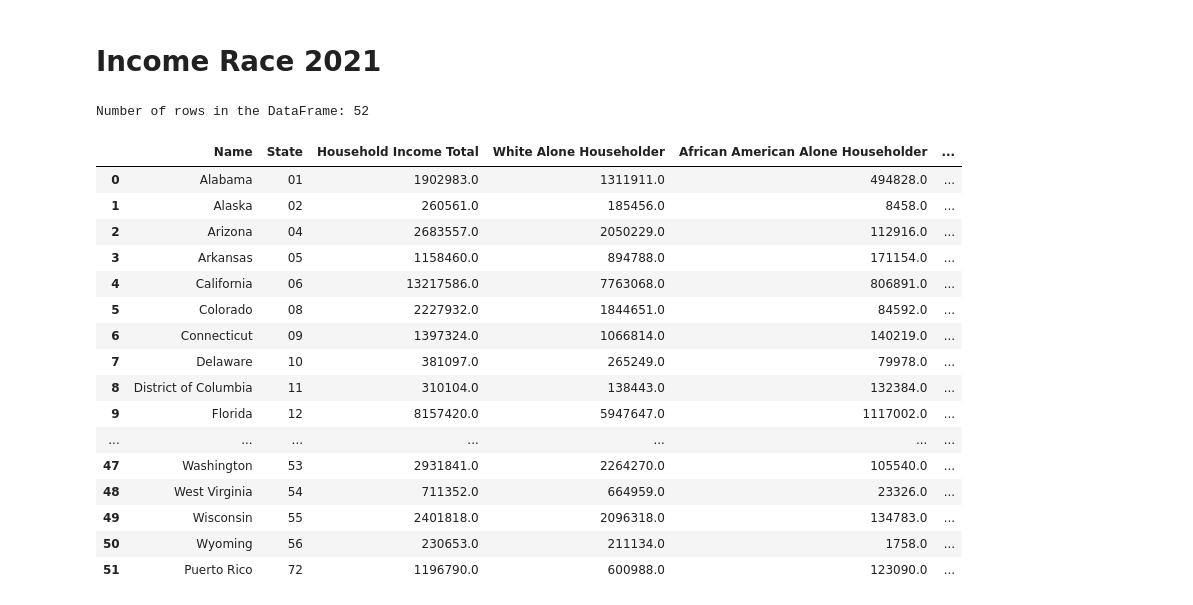
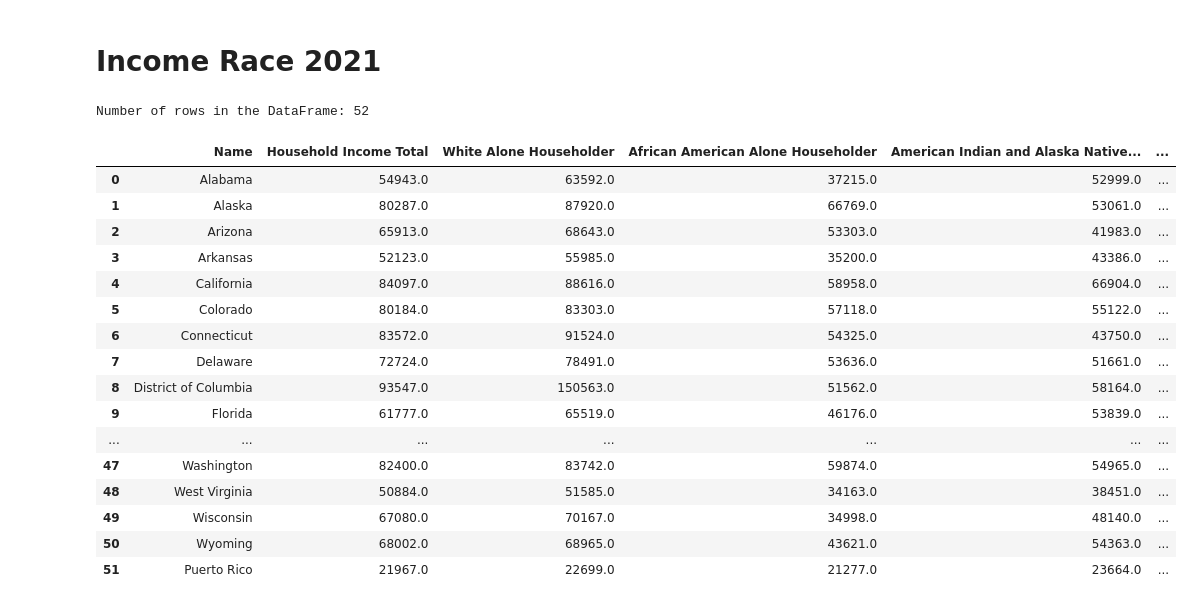
Before and after one commit to aalafa/group-project-1, a Jupyter notebook: Housing and Income Data/Income_Race_2021.ipynb, the cells around one changed output. Drawn from its saved outputs; the diff is of its cells as text; code cells hidden in the pictures.

```diff
--- a/Housing and Income Data/Income_Race_2021.ipynb
+++ b/Housing and Income Data/Income_Race_2021.ipynb
@@ -20,74 +20,74 @@ c = Census(
 census_data = c.acs5.get(
     (
         "NAME",
-        "B19001_001E",
-        "B19001A_001E",
-        "B19001B_001E",
-        "B19001C_001E",
-        "B19001D_001E",
-        "B19001E_001E",
-        "B19001F_001E",
-        "B19001G_001E",
-        "B19001I_001E"
+        "B19013_001E",
+        "B19013A_001E",
+        "B19013B_001E",
+        "B19013C_001E",
+        "B19013D_001E",
+        "B19013E_001E",
+        "B19013F_001E",
+        "B19013G_001E",
+        "B19013I_001E"
     ),
     {'for': 'state:*'}
 )
 
 # Convert to DataFrame
-census_pd = pd.DataFrame(census_data)
+income_race_2021 = pd.DataFrame(census_data)
 
 # Column renaming
-census_pd = census_pd.rename(
+income_race_2021 = income_race_2021.rename(
     columns = {
-        "B19001_001E": "Household Income Total",
-        "B19001A_001E": "White Alone Householder",
-        "B19001B_001E": "African American Alone Householder",
-        "B19001C_001E": "American Indian and Alaska Native Alone Householder",
-        "B19001D_001E": "Asian Alone Householder",
-        "B19001E_001E": "Native Hawaiian and Other Pacific Isalnder Alone Householder",
-        "B19001F_001E": "Some Other Race Alone Householder",
-        "B19001G_001E": "Two or more Races Householder",
-        "B19001I_001E": "Hispanic or Latino Householder",
+        "B19013_001E": "Household Income Total",
+        "B19013A_001E": "White Alone Householder",
+        "B19013B_001E": "African American Alone Householder",
+        "B19013C_001E": "American Indian and Alaska Native Alone Householder",
+        "B19013D_001E": "Asian Alone Householder",
+        "B19013E_001E": "Native Hawaiian and Other Pacific Isalnder Alone Householder",
+        "B19013F_001E": "Some Other Race Alone Householder",
+        "B19013G_001E": "Two or more Races Householder",
+        "B19013I_001E": "Hispanic or Latino Householder",
         "NAME": "Name"
     }
 )
 
 
 # Configure the final DataFrame
-census_pd = census_pd[
+income_race_2021 = income_race_2021[
     [
         "Name",
         "Household Income Total",
         "White Alone Householder",
         "African American Alone Householder",
         "American Indian and Alaska Native Alone Householder",
         "Asian Alone Householder",
         "Native Hawaiian and Other Pacific Isalnder Alone Householder",
         "Some Other Race Alone Householder",
         "Two or more Races Householder",
         "Hispanic or Latino Householder"
     ]
 ]
 
 # Display DataFrame length and sample data
-print(f"Number of rows in the DataFrame: {len(census_pd)}")
-census_pd
+print(f"Number of rows in the DataFrame: {len(income_race_2021)}")
+income_race_2021
 # %% [output]
 Number of rows in the DataFrame: 52
-|  | Name | State | Household Income Total | White Alone Householder | African American Alone Householder | ... |
-| 0 | Alabama | 01 | 1902983.0 | 1311911.0 | 494828.0 | ... |
-| 1 | Alaska | 02 | 260561.0 | 185456.0 | 8458.0 | ... |
-| 2 | Arizona | 04 | 2683557.0 | 2050229.0 | 112916.0 | ... |
-| 3 | Arkansas | 05 | 1158460.0 | 894788.0 | 171154.0 | ... |
-| 4 | California | 06 | 13217586.0 | 7763068.0 | 806891.0 | ... |
-| 5 | Colorado | 08 | 2227932.0 | 1844651.0 | 84592.0 | ... |
-| 6 | Connecticut | 09 | 1397324.0 | 1066814.0 | 140219.0 | ... |
-| 7 | Delaware | 10 | 381097.0 | 265249.0 | 79978.0 | ... |
-| 8 | District of Columbia | 11 | 310104.0 | 138443.0 | 132384.0 | ... |
-| 9 | Florida | 12 | 8157420.0 | 5947647.0 | 1117002.0 | ... |
+|  | Name | Household Income Total | White Alone Householder | African American Alone Householder | American Indian and Alaska Native... | ... |
+| 0 | Alabama | 54943.0 | 63592.0 | 37215.0 | 52999.0 | ... |
+| 1 | Alaska | 80287.0 | 87920.0 | 66769.0 | 53061.0 | ... |
+| 2 | Arizona | 65913.0 | 68643.0 | 53303.0 | 41983.0 | ... |
+| 3 | Arkansas | 52123.0 | 55985.0 | 35200.0 | 43386.0 | ... |
+| 4 | California | 84097.0 | 88616.0 | 58958.0 | 66904.0 | ... |
+| 5 | Colorado | 80184.0 | 83303.0 | 57118.0 | 55122.0 | ... |
+| 6 | Connecticut | 83572.0 | 91524.0 | 54325.0 | 43750.0 | ... |
+| 7 | Delaware | 72724.0 | 78491.0 | 53636.0 | 51661.0 | ... |
+| 8 | District of Columbia | 93547.0 | 150563.0 | 51562.0 | 58164.0 | ... |
+| 9 | Florida | 61777.0 | 65519.0 | 46176.0 | 53839.0 | ... |
 | ... | ... | ... | ... | ... | ... | ... |
-| 47 | Washington | 53 | 2931841.0 | 2264270.0 | 105540.0 | ... |
-| 48 | West Virginia | 54 | 711352.0 | 664959.0 | 23326.0 | ... |
-| 49 | Wisconsin | 55 | 2401818.0 | 2096318.0 | 134783.0 | ... |
-| 50 | Wyoming | 56 | 230653.0 | 211134.0 | 1758.0 | ... |
-| 51 | Puerto Rico | 72 | 1196790.0 | 600988.0 | 123090.0 | ... |
+| 47 | Washington | 82400.0 | 83742.0 | 59874.0 | 54965.0 | ... |
+| 48 | West Virginia | 50884.0 | 51585.0 | 34163.0 | 38451.0 | ... |
+| 49 | Wisconsin | 67080.0 | 70167.0 | 34998.0 | 48140.0 | ... |
+| 50 | Wyoming | 68002.0 | 68965.0 | 43621.0 | 54363.0 | ... |
+| 51 | Puerto Rico | 21967.0 | 22699.0 | 21277.0 | 23664.0 | ... |
```
Also changed, not shown: 7 other files.
